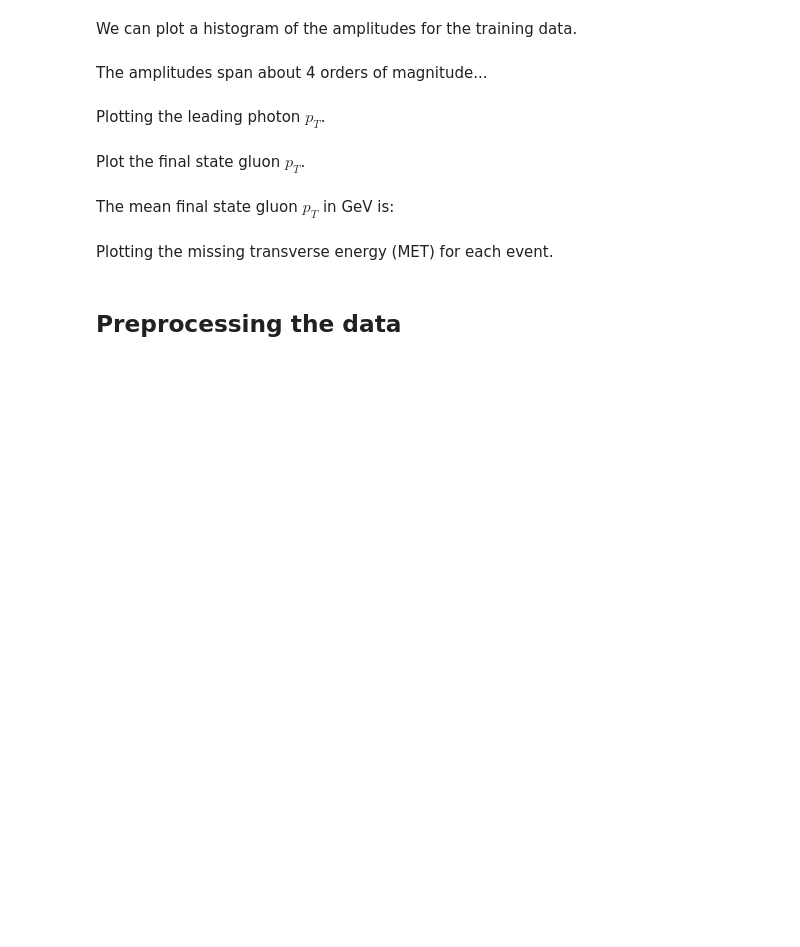
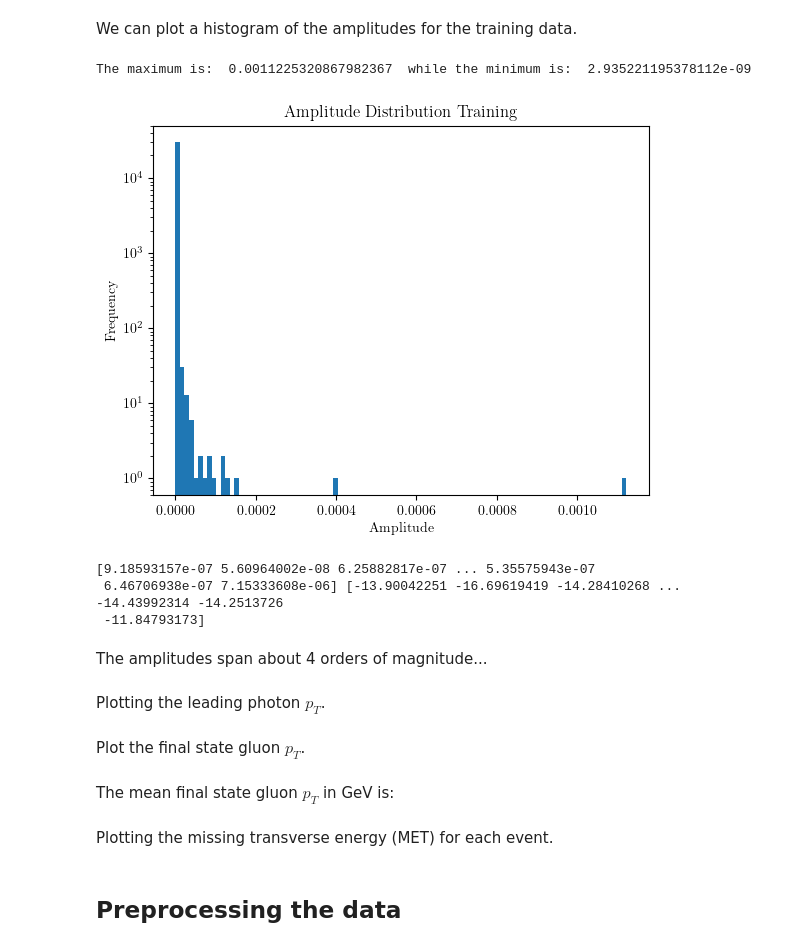
Before and after one commit to NNPDF/como-2023, a Jupyter notebook: w1t4-neuralnets/tutorial-2-amplitude-regression.ipynb, the cells around one changed output. Cells and saved outputs as stored; diff of their text form; code cells hidden in the pictures; blank space fills up the shorter version.

```diff
--- a/w1t4-neuralnets/tutorial-2-amplitude-regression.ipynb
+++ b/w1t4-neuralnets/tutorial-2-amplitude-regression.ipynb
@@ -136,3 +167,19 @@ We can plot a histogram of the amplitudes for the training data.
+# %%
+plt.hist(trn_amp, bins=100)
+plt.xlabel('Amplitude')
+plt.ylabel('Frequency')
+plt.yscale('log')
+plt.title('Amplitude Distribution Training')
+print('The maximum is: ', max(trn_amp), ' while the minimum is: ', min(trn_amp))
+#plt.xlim(0,5**(-7))
+plt.show()
+print(trn_amp, np.log(trn_amp))
+# %% [output]
+The maximum is:  0.0011225320867982367  while the minimum is:  2.935221195378112e-09
+[figure, added]
+[9.18593157e-07 5.60964002e-08 6.25882817e-07 ... 5.35575943e-07
+ 6.46706938e-07 7.15333608e-06] [-13.90042251 -16.69619419 -14.28410268 ... -14.43992314 -14.2513726
+ -11.84793173]
 # %% [markdown]
 The amplitudes span about 4 orders of magnitude...
 # %% [markdown]
```
Also changed, not shown: parts of 16 cells of this notebook, 2 other files.
